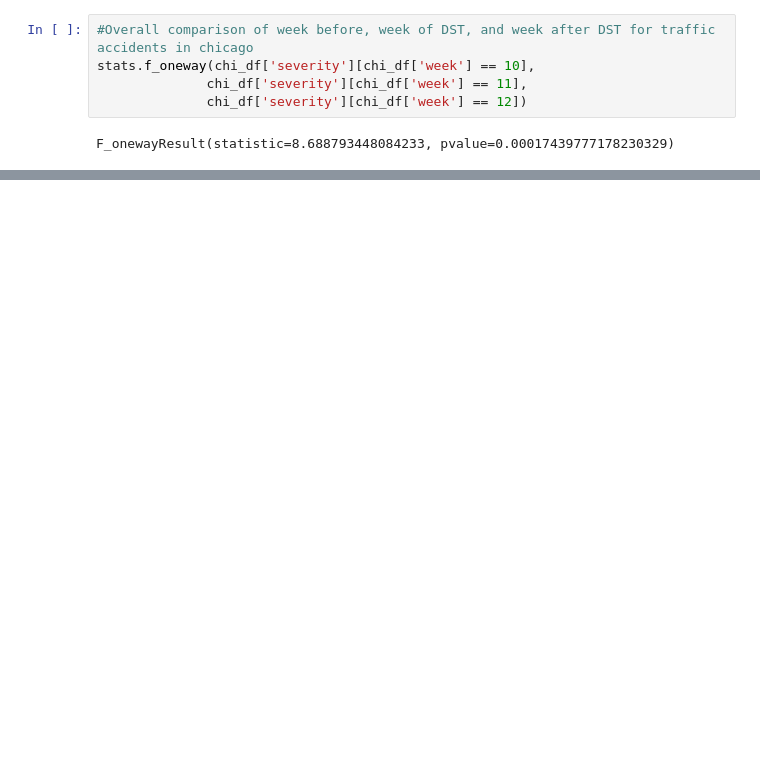
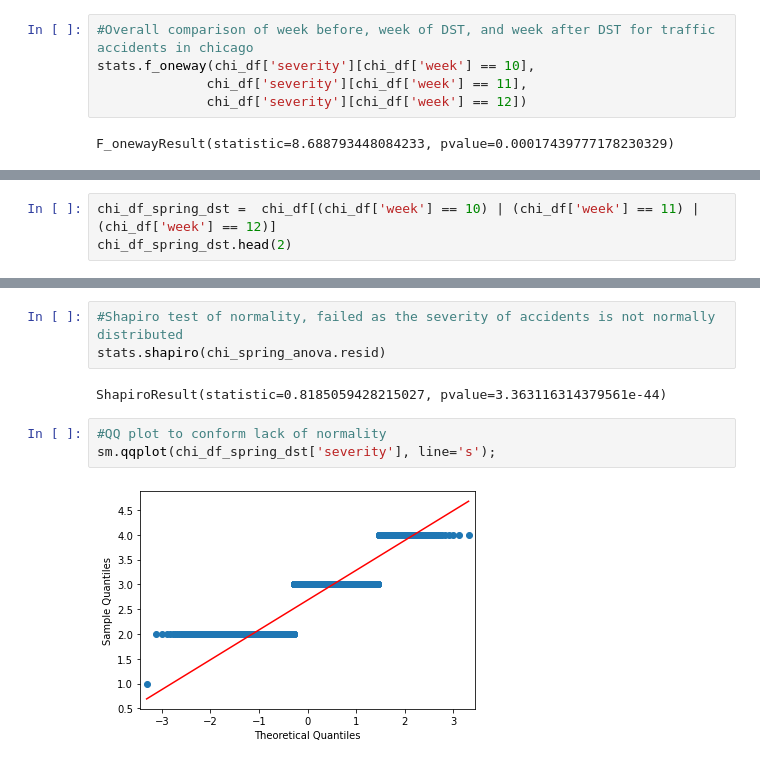
Before and after one commit to jeffreyfloyd/DST-and-traffic-implications, a Jupyter notebook: code/DST_hyp_tests.ipynb, the cells around one changed output, grey strips where cells are left out. Saved outputs shown, nothing was run; the diff lists cells and outputs as text; blank space fills up the shorter version.

```diff
--- a/code/DST_hyp_tests.ipynb
+++ b/code/DST_hyp_tests.ipynb
@@ -100,0 +42,3 @@ chi_anova = OLS('severity ~C(week)')
+# %%
+chi_df_spring_dst =  chi_df[(chi_df['week'] == 10) | (chi_df['week'] == 11) | (chi_df['week'] == 12)]
+chi_df_spring_dst.head(2)
@@ -100,0 +66,10 @@ chi_anova = OLS('severity ~C(week)')
+# %%
+#Shapiro test of normality, failed as the severity of accidents is not normally distributed
+stats.shapiro(chi_spring_anova.resid)
+# %% [output]
+ShapiroResult(statistic=0.8185059428215027, pvalue=3.363116314379561e-44)
+# %%
+#QQ plot to conform lack of normality
+sm.qqplot(chi_df_spring_dst['severity'], line='s');
+# %% [output]
+[figure, added]
```
Also changed, not shown: parts of 30 cells of this notebook.
